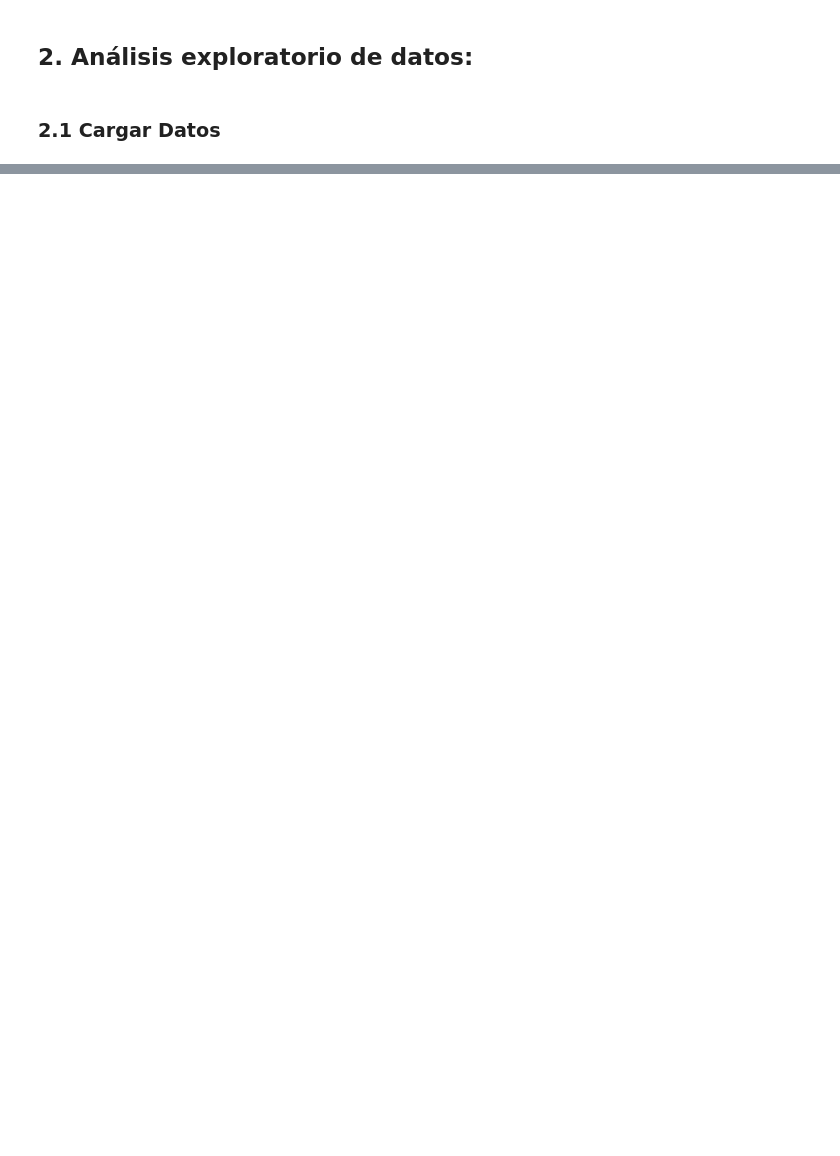
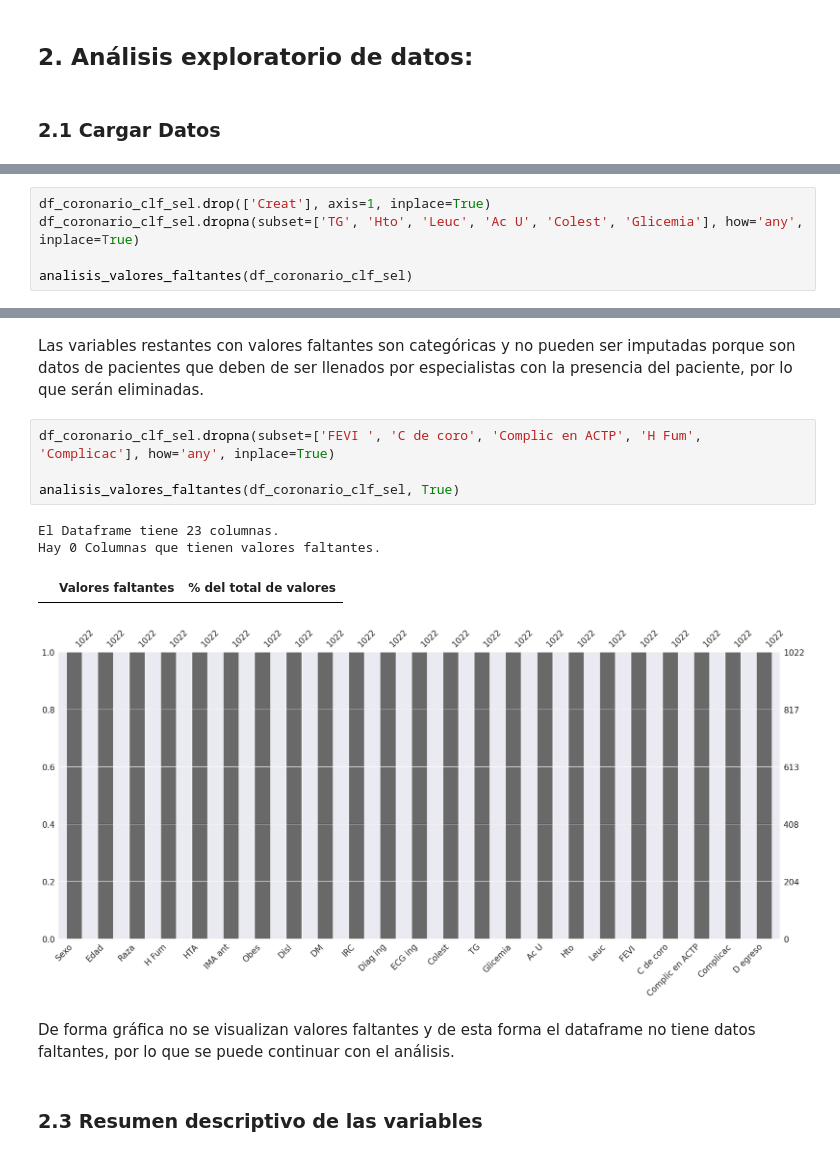
Before and after one commit to rguez4828/CURSO_CDIA, a Jupyter notebook: proyecto_coronario_cdia_final.ipynb, the cells around one changed output, grey strips where cells are left out. Cells and saved outputs as stored; diff of their text form; blank space fills up the shorter version.

```diff
--- a/proyecto_coronario_cdia_final.ipynb
+++ b/proyecto_coronario_cdia_final.ipynb
@@ -229,0 +332,5 @@ pd.set_option('future.no_silent_downcasting', True)
+# %%
+df_coronario_clf_sel.drop(['Creat'], axis=1, inplace=True)
+df_coronario_clf_sel.dropna(subset=['TG', 'Hto', 'Leuc', 'Ac U', 'Colest', 'Glicemia'], how='any', inplace=True)
+
+analisis_valores_faltantes(df_coronario_clf_sel)
@@ -229,0 +346,15 @@ pd.set_option('future.no_silent_downcasting', True)
+# %% [markdown]
+Las variables restantes con valores faltantes son categóricas y no pueden ser imputadas porque son datos de pacientes que deben de ser llenados por especialistas con la presencia del paciente, por lo que serán eliminadas.
+# %%
+df_coronario_clf_sel.dropna(subset=['FEVI ', 'C de coro', 'Complic en ACTP', 'H Fum', 'Complicac'], how='any', inplace=True)
+
+analisis_valores_faltantes(df_coronario_clf_sel, True)
+# %% [output]
+El Dataframe tiene 23 columnas.
+Hay 0 Columnas que tienen valores faltantes.
+|  | Valores faltantes | % del total de valores |
+[figure, added]
+# %% [markdown]
+De forma gráfica no se visualizan valores faltantes y de esta forma el dataframe no tiene datos faltantes, por lo que se puede continuar con el análisis.
+# %% [markdown]
+### 2.3 Resumen descriptivo de las variables
```
Also changed, not shown: parts of 20 cells of this notebook.
